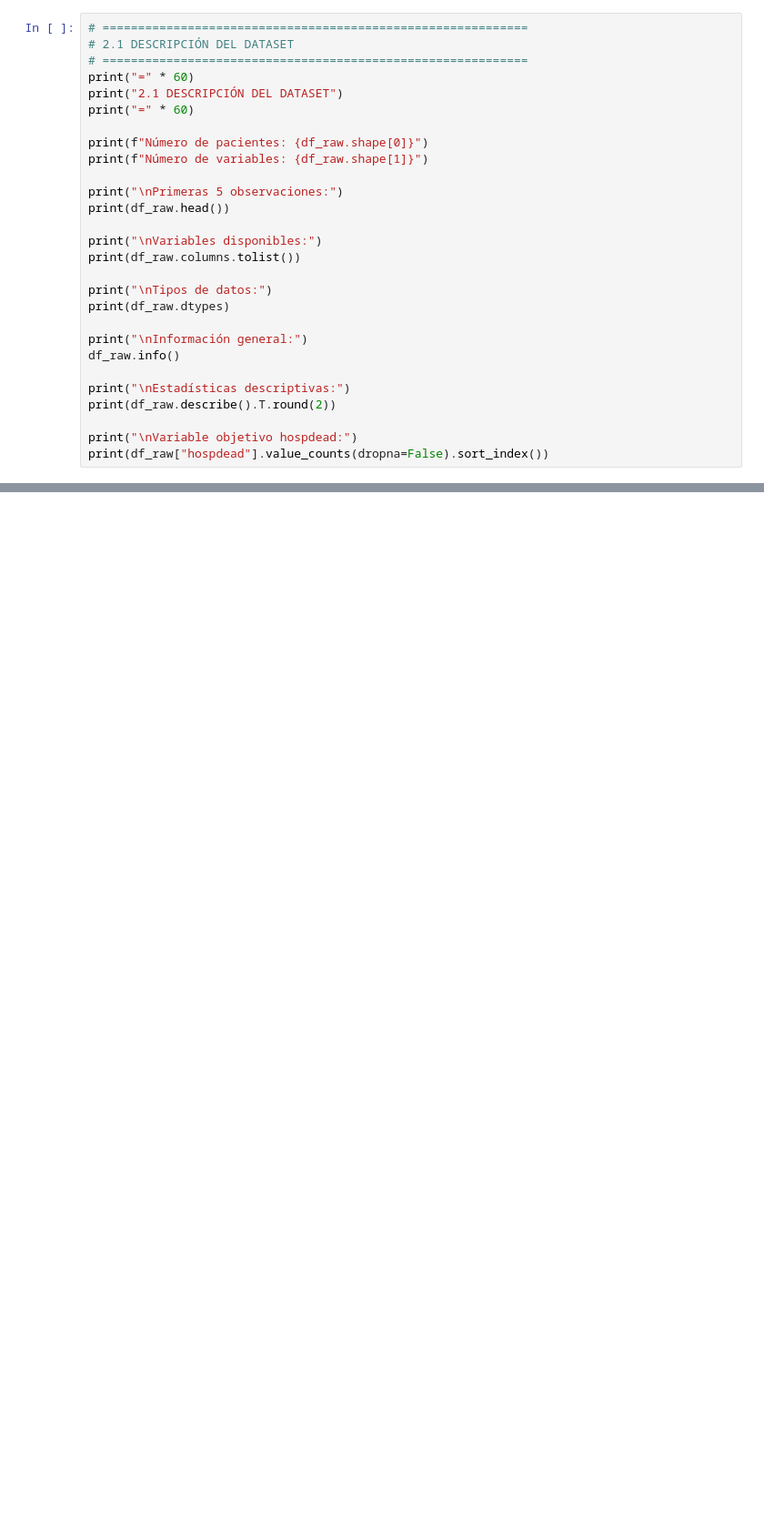
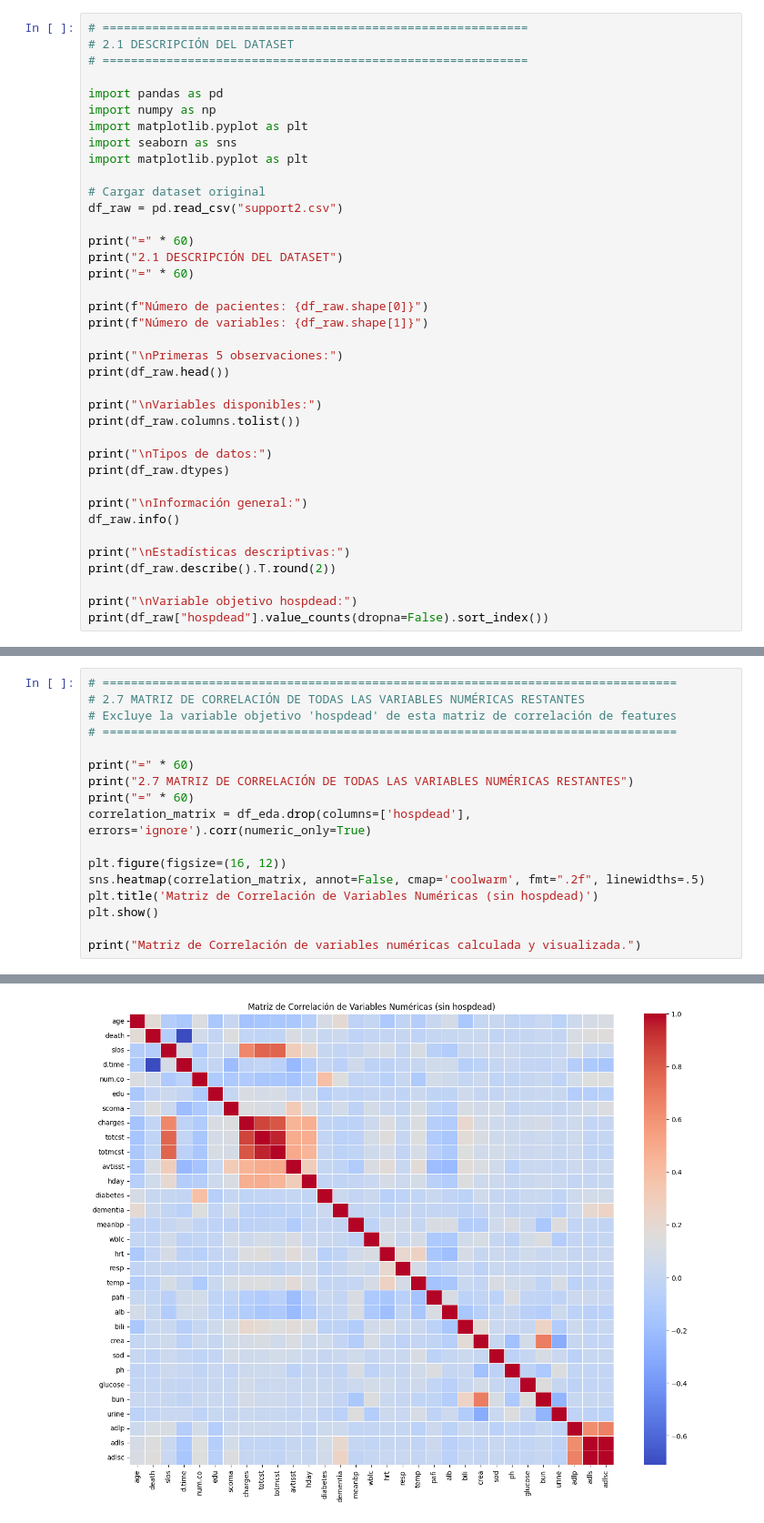
Before and after one commit to VannaNotGianna/Prediccion_mortalidad_hospitalaria_ml, a Jupyter notebook: notebooks/01_eda.ipynb, the cells around one changed output, grey strips where cells are left out. Shown at 91% size. Drawn from its saved outputs; the diff is of its cells as text; blank space fills up the shorter version.

```diff
--- a/notebooks/01_eda.ipynb
+++ b/notebooks/01_eda.ipynb
@@ -32,6 +2,16 @@ df_raw = pd.read_csv(DATA_PATH)
 # ============================================================
 # 2.1 DESCRIPCIÓN DEL DATASET
 # ============================================================
+
+import pandas as pd
+import numpy as np
+import matplotlib.pyplot as plt
+import seaborn as sns
+import matplotlib.pyplot as plt
+
+# Cargar dataset original
+df_raw = pd.read_csv("support2.csv")
+
 print("=" * 60)
 print("2.1 DESCRIPCIÓN DEL DATASET")
 print("=" * 60)
@@ -473,3 +453,21 @@ urine     -0.017
 glucose    0.012
 Name: hospdead, dtype: float64
 [figure]
+# %%
+# =================================================================================
+# 2.7 MATRIZ DE CORRELACIÓN DE TODAS LAS VARIABLES NUMÉRICAS RESTANTES
+# Excluye la variable objetivo 'hospdead' de esta matriz de correlación de features
+# =================================================================================
+
+print("=" * 60)
+print("2.7 MATRIZ DE CORRELACIÓN DE TODAS LAS VARIABLES NUMÉRICAS RESTANTES")
+print("=" * 60)
+correlation_matrix = df_eda.drop(columns=['hospdead'], errors='ignore').corr(numeric_only=True)
+
+plt.figure(figsize=(16, 12))
+sns.heatmap(correlation_matrix, annot=False, cmap='coolwarm', fmt=".2f", linewidths=.5)
+plt.title('Matriz de Correlación de Variables Numéricas (sin hospdead)')
+plt.show()
+
+print("Matriz de Correlación de variables numéricas calculada y visualizada.")
+# %% [output]
@@ -475,0 +477 @@ Name: hospdead, dtype: float64
+[figure, added]
```
Also changed, not shown: parts of 24 cells of this notebook, 1 other file.
